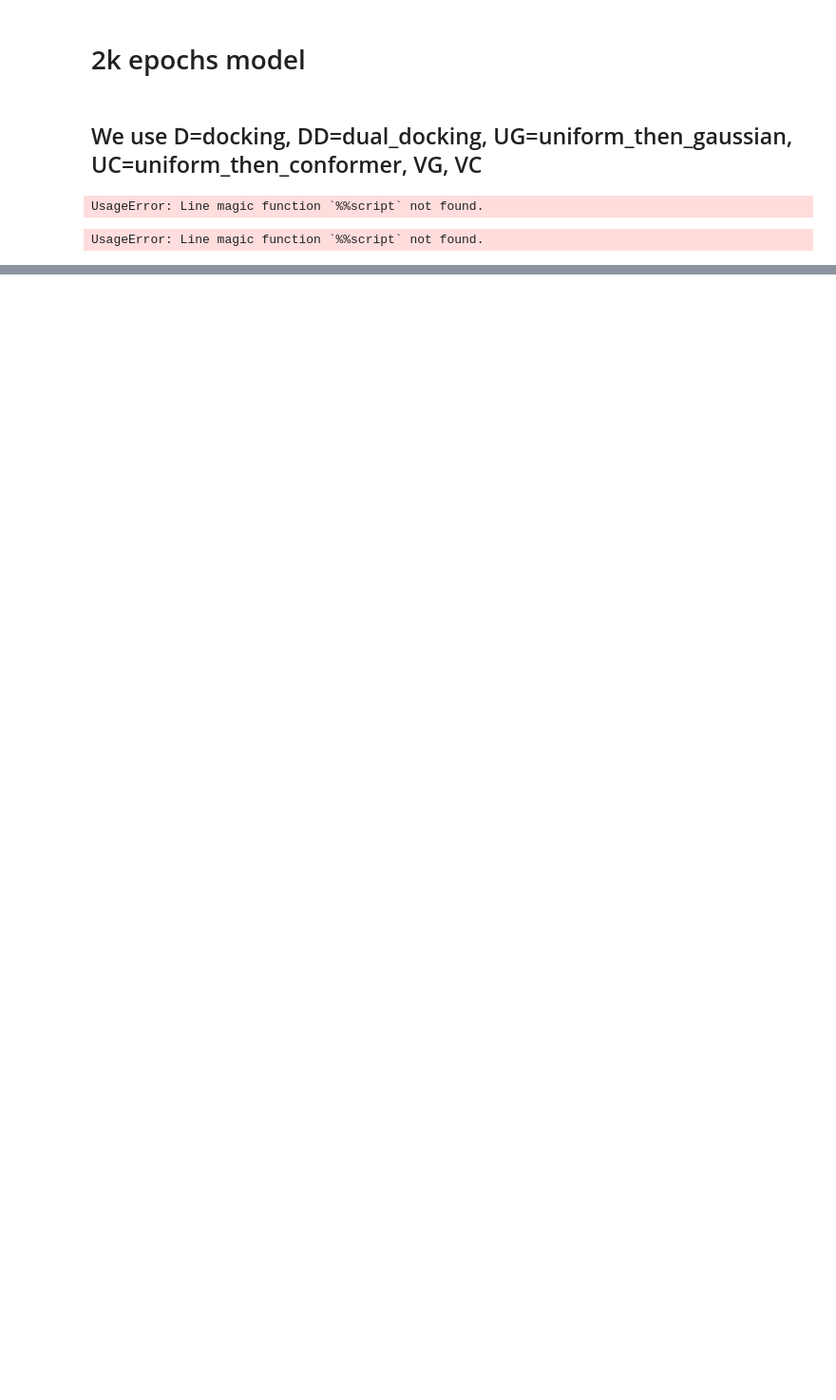
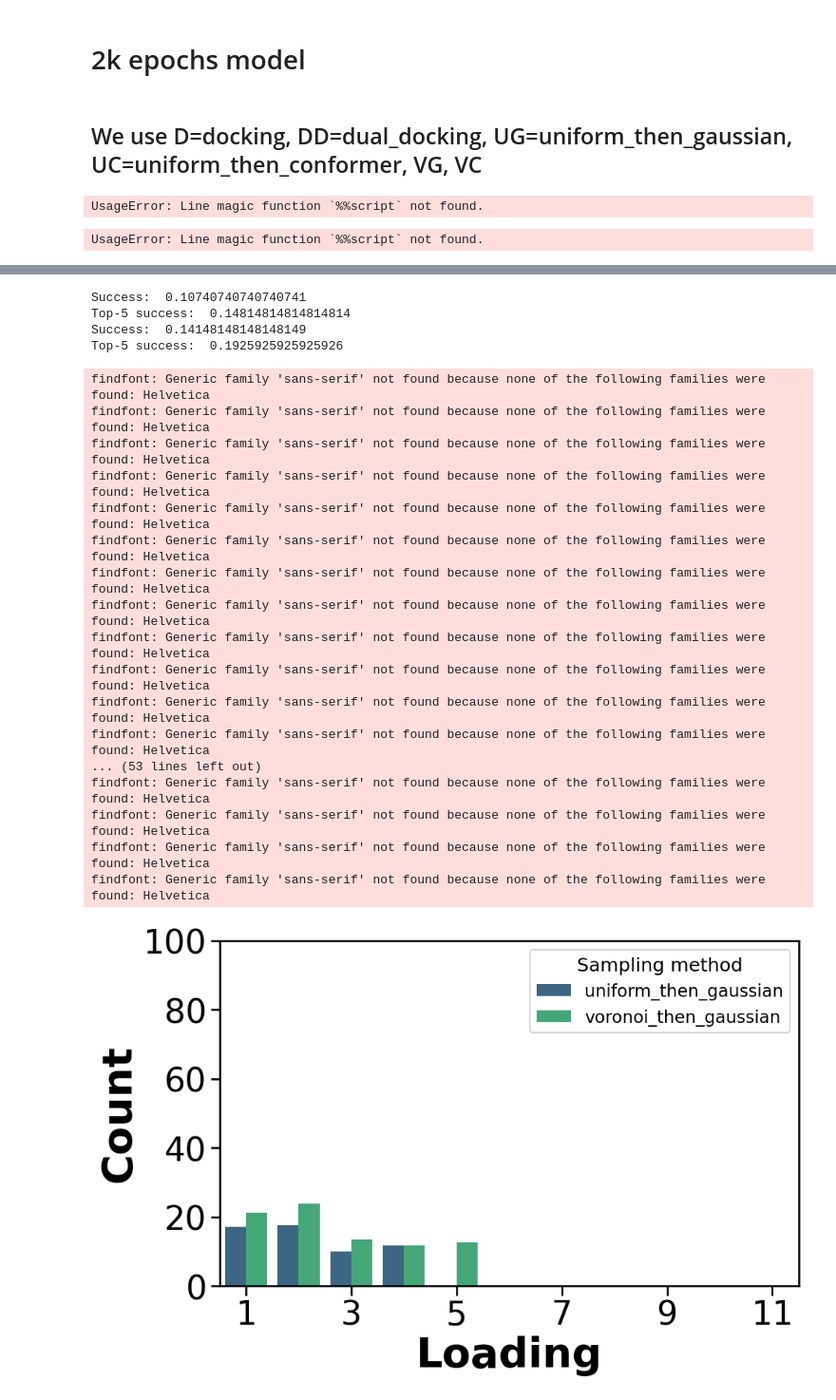
Before and after one commit to maltefranke/flowmm, a Jupyter notebook: notebooks/data_analysis.ipynb, the cells around one changed output, grey strips where cells are left out. Shown: that part at 95% size. Drawn from its saved outputs; the diff is of its cells as text; code cells hidden in the pictures; blank space fills up the shorter version.

```diff
--- a/notebooks/data_analysis.ipynb
+++ b/notebooks/data_analysis.ipynb
@@ -478,0 +662,2 @@ dfs_test1 = eval_for_test_set("test_1")
+# %%
+dfs_test2 = eval_for_test_set(exp_list, "test_2")
@@ -478,0 +694,6 @@ dfs_test1 = eval_for_test_set("test_1")
+# %%
+for i in oo_clashes:
+    for j in oz_clashes:
+        for k in rmsds:
+            plot_success_rate(dfs_test2, samplings, rmsd_lb=k, osda_osda_clashes_key=i, osda_zeolite_clashes_key=j,  file_name=f"top5_success_rate_test2_{i}_{j}_rmsd{k}")
+# %% [output]
@@ -478,0 +717,22 @@ dfs_test1 = eval_for_test_set("test_1")
+Success:  0.10740740740740741
+Top-5 success:  0.14814814814814814
+Success:  0.14148148148148149
+Top-5 success:  0.1925925925925926
+findfont: Generic family 'sans-serif' not found because none of the following families were found: Helvetica
+findfont: Generic family 'sans-serif' not found because none of the following families were found: Helvetica
+findfont: Generic family 'sans-serif' not found because none of the following families were found: Helvetica
+findfont: Generic family 'sans-serif' not found because none of the following families were found: Helvetica
+findfont: Generic family 'sans-serif' not found because none of the following families were found: Helvetica
+findfont: Generic family 'sans-serif' not found because none of the following families were found: Helvetica
+findfont: Generic family 'sans-serif' not found because none of the following families were found: Helvetica
+findfont: Generic family 'sans-serif' not found because none of the following families were found: Helvetica
+findfont: Generic family 'sans-serif' not found because none of the following families were found: Helvetica
+findfont: Generic family 'sans-serif' not found because none of the following families were found: Helvetica
+findfont: Generic family 'sans-serif' not found because none of the following families were found: Helvetica
+findfont: Generic family 'sans-serif' not found because none of the following families were found: Helvetica
+... (53 lines left out)
+findfont: Generic family 'sans-serif' not found because none of the following families were found: Helvetica
+findfont: Generic family 'sans-serif' not found because none of the following families were found: Helvetica
+findfont: Generic family 'sans-serif' not found because none of the following families were found: Helvetica
+findfont: Generic family 'sans-serif' not found because none of the following families were found: Helvetica
+[figure, added]
```
Also changed, not shown: parts of 38 cells of this notebook, 1 other file.
